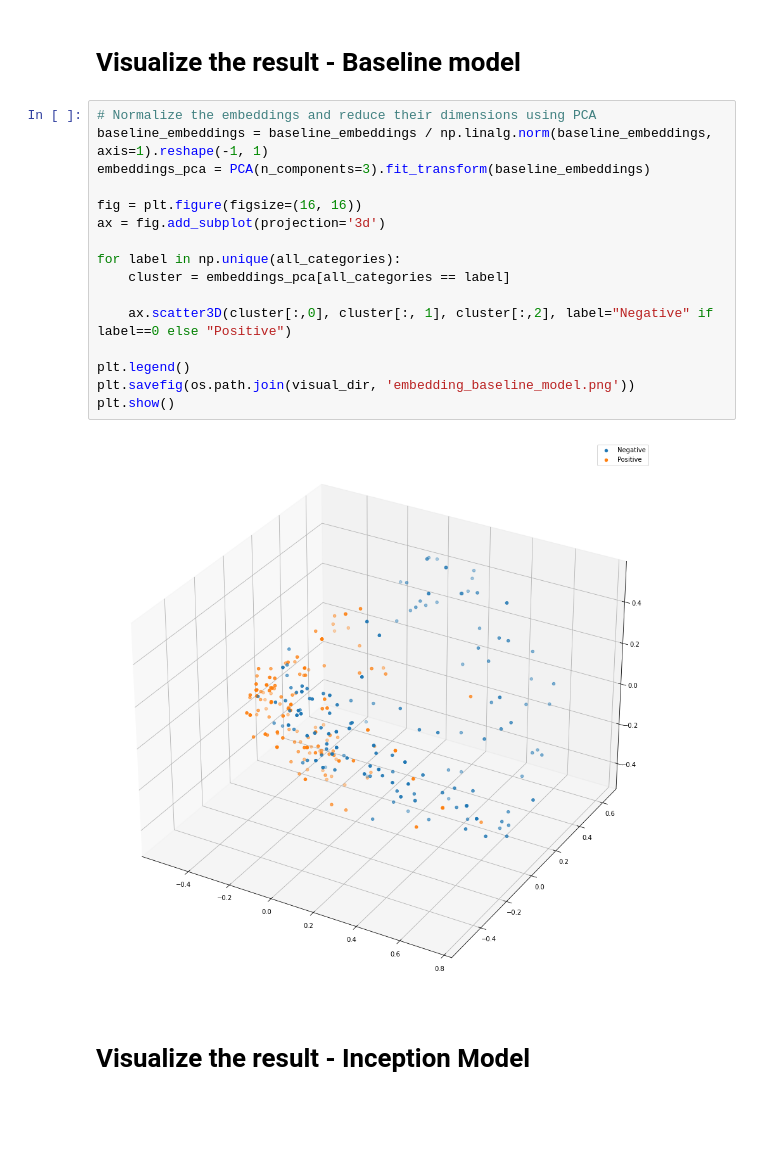
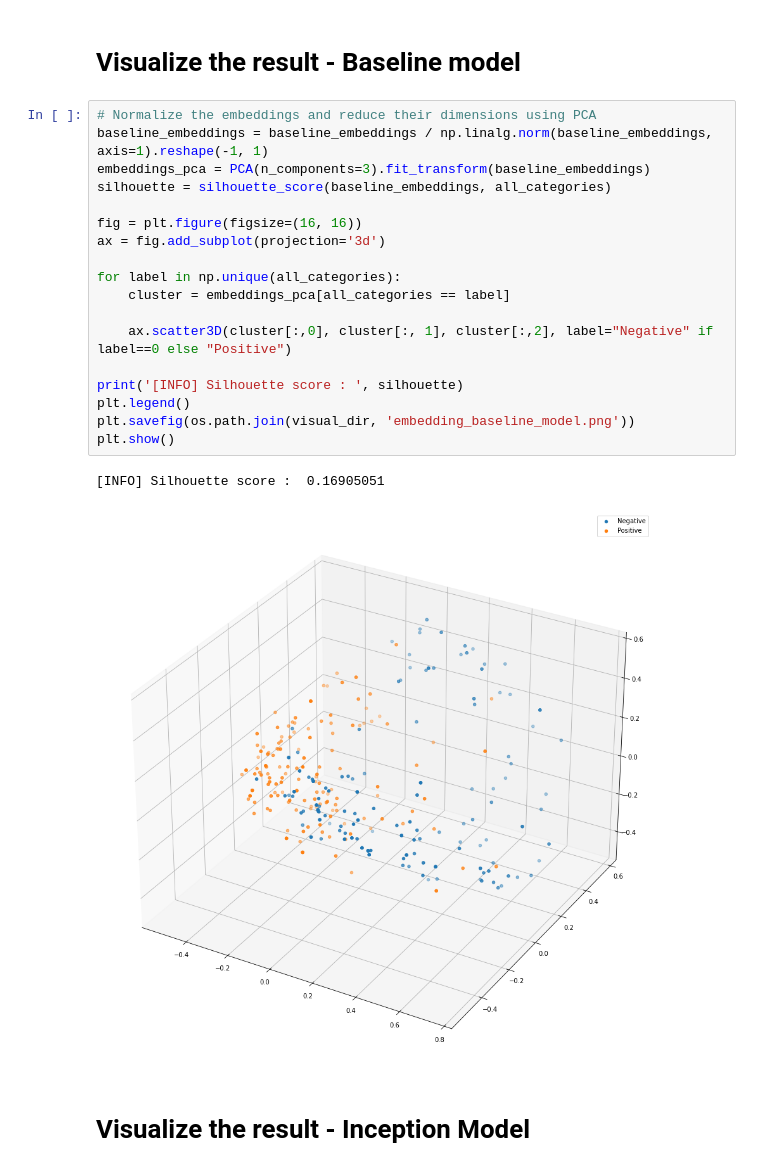
Before and after one commit to hieubkvn123/COVIDNet-Implementation, a Jupyter notebook: notebooks/ArcFaceTest.ipynb, the cells around one changed output. Drawn from its saved outputs; the diff is of its cells as text; blank space fills up the shorter version.

```diff
--- a/notebooks/ArcFaceTest.ipynb
+++ b/notebooks/ArcFaceTest.ipynb
@@ -195,21 +200,24 @@ plt.show()
 # %%
 # Normalize the embeddings and reduce their dimensions using PCA
 baseline_embeddings = baseline_embeddings / np.linalg.norm(baseline_embeddings, axis=1).reshape(-1, 1)
 embeddings_pca = PCA(n_components=3).fit_transform(baseline_embeddings)
+silhouette = silhouette_score(baseline_embeddings, all_categories)
 
 fig = plt.figure(figsize=(16, 16))
 ax = fig.add_subplot(projection='3d')
 
 for label in np.unique(all_categories):
     cluster = embeddings_pca[all_categories == label]
 
     ax.scatter3D(cluster[:,0], cluster[:, 1], cluster[:,2], label="Negative" if label==0 else "Positive")
 
+print('[INFO] Silhouette score : ', silhouette)
 plt.legend()
 plt.savefig(os.path.join(visual_dir, 'embedding_baseline_model.png'))
 plt.show()
 # %% [output]
+[INFO] Silhouette score :  0.16905051
-[figure, old version]
+[figure, new version]
 # %% [markdown]
 # Visualize the result - Inception Model
 # %%
```
Also changed, not shown: parts of 3 cells of this notebook, 4 other files.
